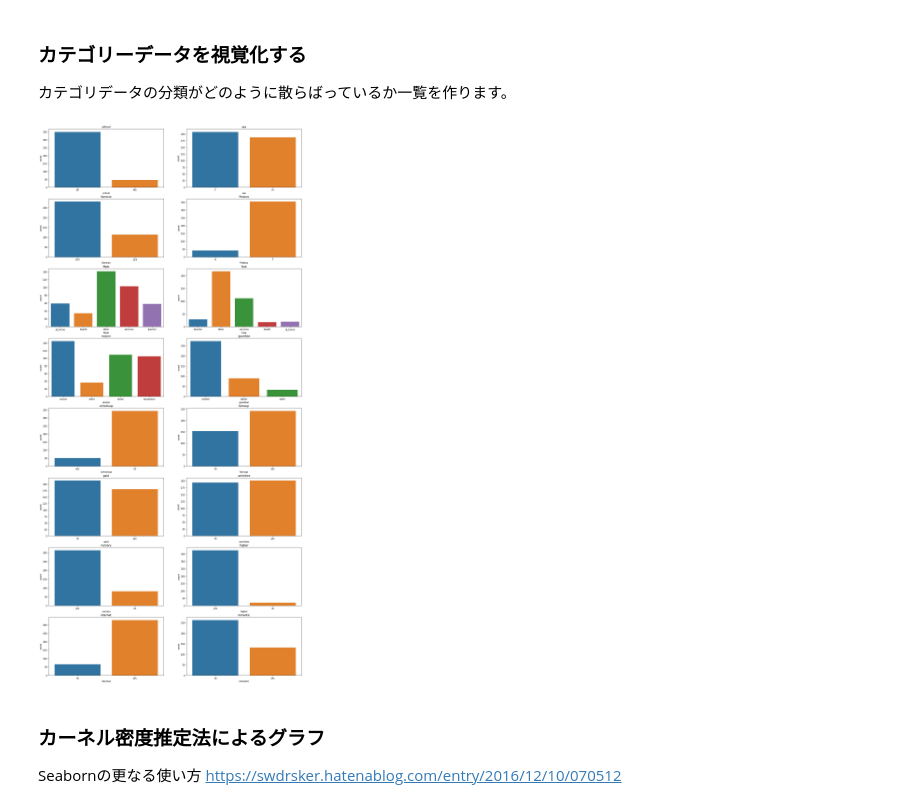
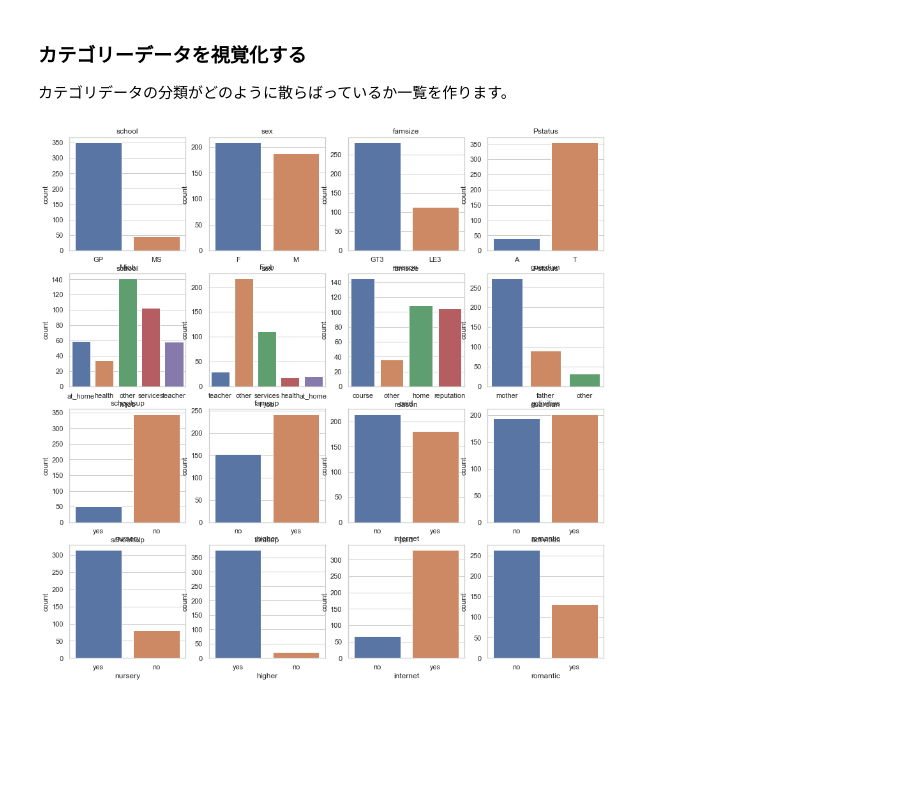
Before and after one commit to KuramitsuLab/kolab, a Jupyter notebook: src_ds/ds05data.ipynb, the cells around one changed output. Cells and saved outputs as stored; diff of their text form; code cells hidden in the pictures; blank space fills up the shorter version.

```diff
--- a/src_ds/ds05data.ipynb
+++ b/src_ds/ds05data.ipynb
@@ -7,10 +7,16 @@
 
 __モジュールの準備__
 # %%
+import numpy as np
 import pandas as pd
-import numpy as np
 import matplotlib.pyplot as plt
 import seaborn as sns
+try:
+    import japanize_matplotlib #matplotlibの日本語化
+except ModuleNotFoundError:
+    !pip install japanize_matplotlib
+    import japanize_matplotlib
+sns.set(font="IPAexGothic") #日本語フォント設定
 # %% [markdown]
 ## データ入手
 
@@ -504,19 +503,14 @@ sns.pairplot(data[['absences', 'Dalc', 'age', 'G3']])
 
 カテゴリデータの分類がどのように散らばっているか一覧を作ります。
 # %%
-plt.figure(figsize = (20,50))
+plt.figure(figsize = (15,15))
 for i,item in enumerate(['school', 'sex', 'famsize', 'Pstatus', 'Mjob', 'Fjob',
        'reason', 'guardian', 'schoolsup', 'famsup', 'paid', 'activities',
        'nursery', 'higher', 'internet', 'romantic']):
-    plt.subplot(9,2,i+1)
-    sns.countplot(data[item])
+    plt.subplot(4,4,i+1)
+    sns.countplot(data=data, x=item)
     plt.title(item)
 
 plt.show()
 # %% [output]
-[figure, old version]
+[figure, new version]
-# %% [markdown]
-### カーネル密度推定法によるグラフ
-
-Seabornの更なる使い方
-https://swdrsker.hatenablog.com/entry/2016/12/10/070512
```
Also changed, not shown: parts of 26 cells of this notebook, 3 other files.
